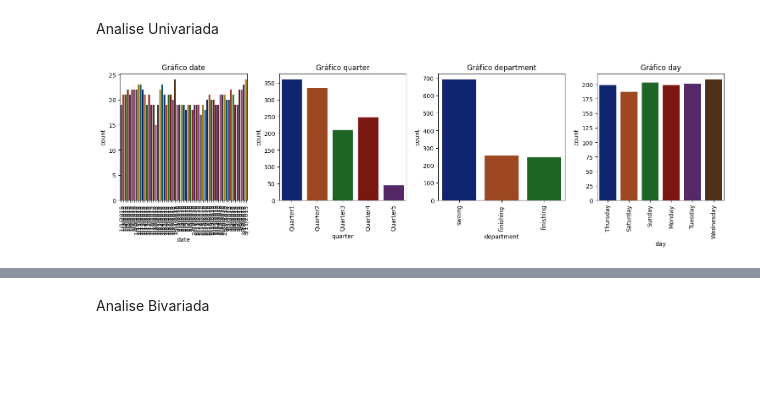
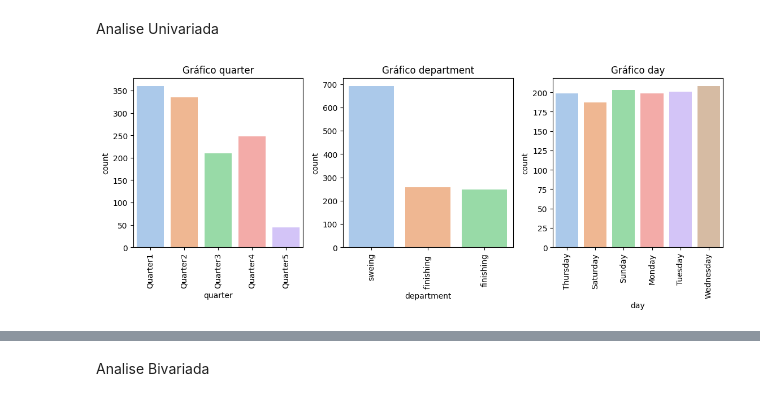
Before and after one commit to WesleySouza13/PRODUCTIVITY-PREDICTION-, a Jupyter notebook: Jupyter_notebook.ipynb, the cells around one changed output, grey strips where cells are left out. Drawn from its saved outputs; the diff is of its cells as text; code cells hidden in the pictures; blank space fills up the shorter version.

```diff
--- a/Jupyter_notebook.ipynb
+++ b/Jupyter_notebook.ipynb
@@ -58,3 +59,6 @@ dtype: int64
+# %%
+#substituiçao de dados nulos pela mediana
+df['wip'] = df['wip'].interpolate(method='linear', limit_direction='forward')
 # %%
 df.info()
 # %% [output]
@@ -93,23 +97,27 @@ Quarter4    248
 Quarter3    210
 Quarter5     44
 Name: count, dtype: int64
+# %%
+df['date'] = pd.to_datetime(df['date'])
 # %% [markdown]
 EDA
 # %% [markdown]
 Analise Univariada
 # %%
-num_col = df.select_dtypes(exclude='object').columns
-cat_col = df.select_dtypes(exclude='number').columns
+#separaçao dados numericos e dados categoricos
+num_col = df.select_dtypes(exclude=['object', 'datetime64[ns]'])
+cat_col = df.select_dtypes(exclude=['number', 'datetime64[ns]']).columns
 # %%
+#distribuiçao dados categoricos
 fig, axes = plt.subplots(3, 4, figsize=(15, 12))
 axes = axes.flatten()
 for i, cat in enumerate(cat_col):
-    sns.countplot(data=df, x=cat, ax=axes[i], palette='dark')
+    sns.countplot(data=df, x=cat, ax=axes[i], palette='pastel')
     axes[i].set_title(f'Gráfico {cat}')
     axes[i].tick_params(axis='x', rotation=90)
 for j in range(len(cat_col), 12):
     axes[j].set_visible(False)
 plt.tight_layout()
 plt.show()
 # %% [output]
-[figure, old version]
+[figure, new version]
```
Also changed, not shown: parts of 22 cells of this notebook.
